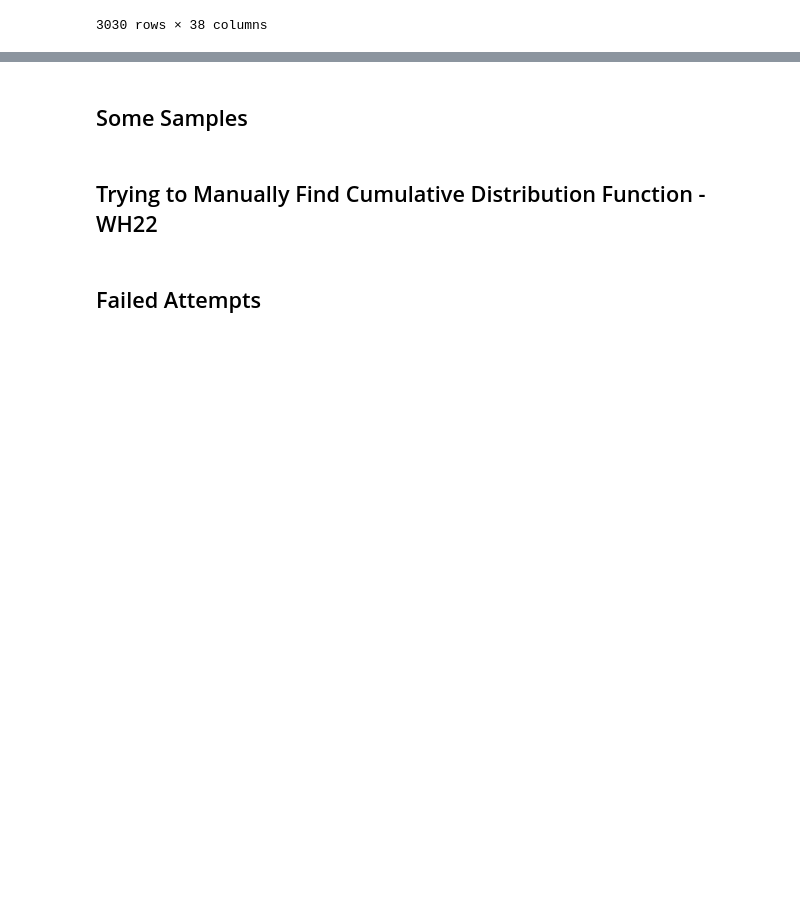
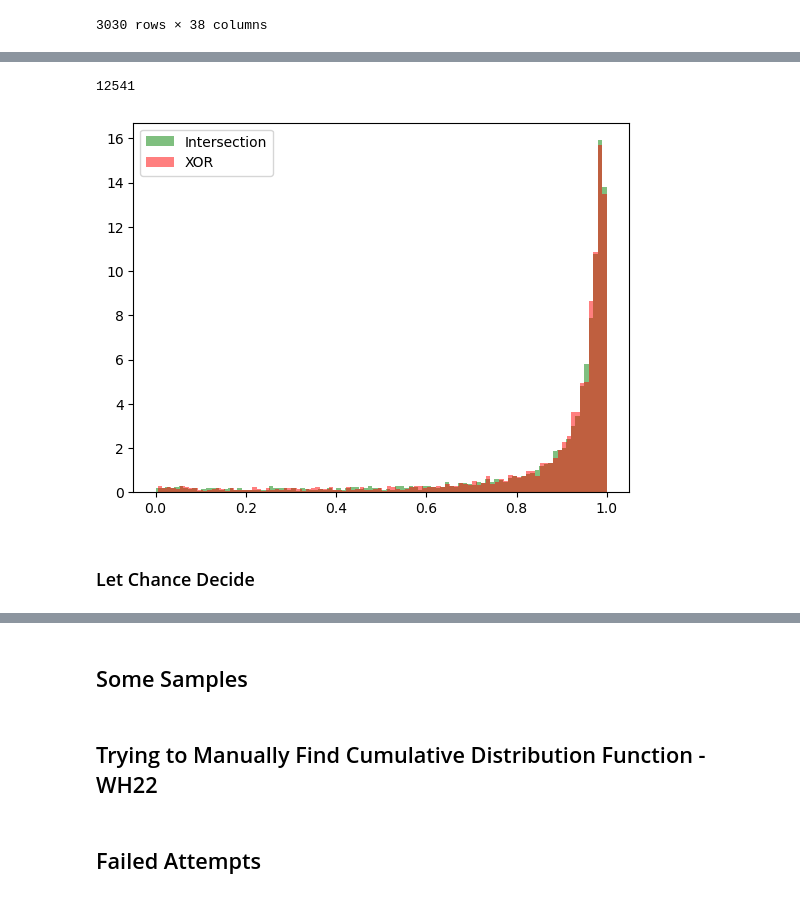
Before and after one commit to dchanda2002/MLCosmo, a Jupyter notebook: plot_signals.ipynb, the cells around one changed output, grey strips where cells are left out. Cells and saved outputs as stored; diff of their text form; code cells hidden in the pictures; blank space fills up the shorter version.

```diff
--- a/plot_signals.ipynb
+++ b/plot_signals.ipynb
@@ -1891,0 +1918,15 @@ plt.show()
+# %%
+# To run intersection, don't run above. Just load in intersect1, intersect4, and xor1, xor4 files HERE.
+
+# <!--------------------------------!>
+
+# locs --> just locations, without restricting to ACT region
+# intersect --> locations and signals for the intersections, restricted to ACT region
+# xor --> items in that catalogue NOT in the intersection, with signals
+
+locs1 = pd.read_csv("output/Locations/Intersections/DES_WH22/des_wh22_AND_1.csv", skiprows = 0)
+locs4 = pd.read_csv("output/Locations/Intersections/DES_WH22/des_wh22_AND_4.csv", skiprows = 0)
+intersect1 = pd.read_csv("output/Locations/Intersections/DES_WH22/des_wh22_AND_1_act.csv", skiprows = 0)
+intersect4 = pd.read_csv("output/Locations/Intersections/DES_WH22/des_wh22_AND_4_act.csv", skiprows = 0)
+xor1 = pd.read_csv("output/Locations/Intersections/DES_WH22/des_xor_act.csv", skiprows = 0)
+xor4 = pd.read_csv("output/Locations/Intersections/DES_WH22/wh22_xor_act.csv", skiprows = 0)
@@ -1891,0 +1935,11 @@ plt.show()
+# %%
+# Read in reuslts of newest method
+# half_and_half --> concatenate intersection and xor. Train on half of both
+# let_chance_decide --> train random half of each set. Then identify the intersection values being validate and compare
+# their values to non intersection ones.
+
+# WH22_full_cluster_validation, WH22_restricted_cluster_validation
+
+des_valid = pd.read_csv("output/Locations/Intersections/DES_WH22/Results_allset/half_and_half/DES_cluster_validation.csv", skiprows = 0)
+wh22_valid = pd.read_csv("output/Locations/Intersections/DES_WH22/Results_allset/half_and_half/WH22_restricted_cluster_validation.csv", skiprows = 0)
+wh22_valid
@@ -1891,0 +1968,22 @@ plt.show()
+# %%
+in_intersection = wh22_valid["u3index"].isin(intersect4["u3index"])
+in_xor = wh22_valid["u3index"].isin(xor4["u3index"])
+
+wh22_AND = wh22_valid[in_intersection]
+wh22_XOR = wh22_valid[in_xor]
+
+len(wh22_AND) + len(wh22_XOR)
+# %% [output]
+12541
+# %%
+# des_AND, des_XOR, wh22_AND, wh22_XOR
+
+plt.hist(wh22_AND["clusterp"], bins = 100, alpha = 0.5, color = "green", density = "normed", label = "Intersection")
+plt.hist(wh22_XOR["clusterp"], bins = 100, alpha = 0.5, color = "red", density = "normed", label = "XOR")
+
+plt.legend()
+plt.show()
+# %% [output]
+[figure, added]
+# %% [markdown]
+### Let Chance Decide ###
```
Also changed, not shown: parts of 45 cells of this notebook, 1 other file.
